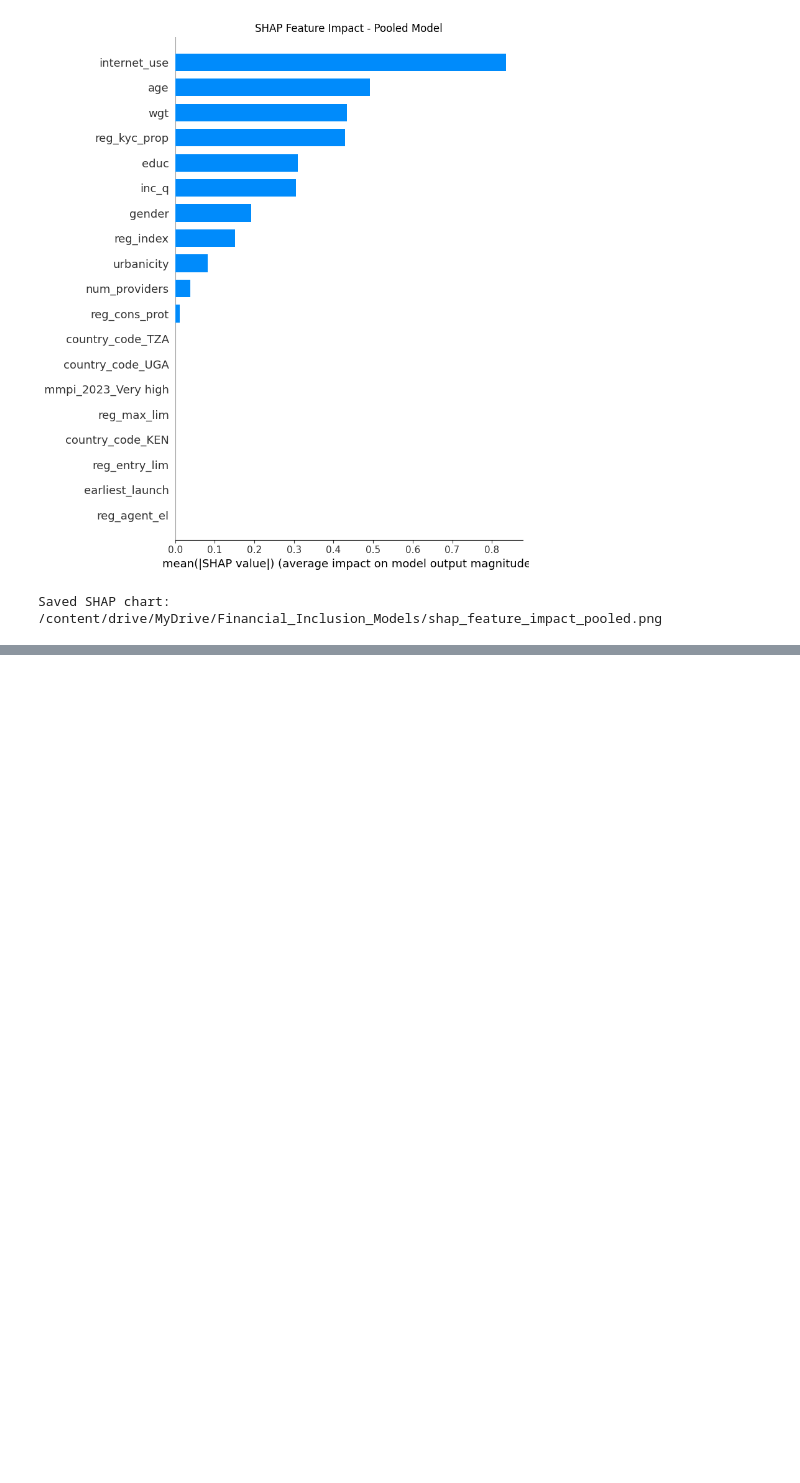
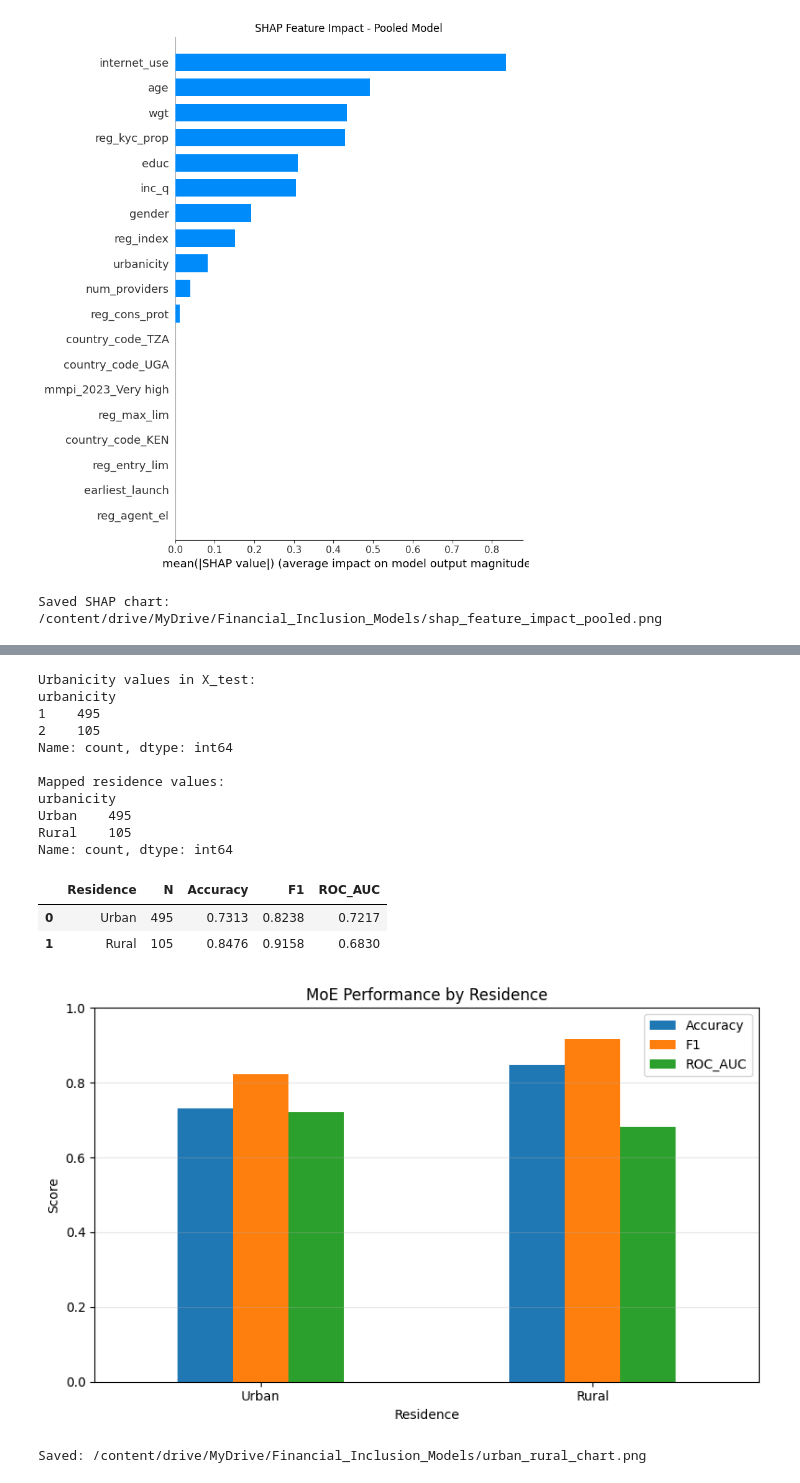
Before and after one commit to sitahlango-maker/Financial_Inclusion, a Jupyter notebook: cleanfinancialinclusion.ipynb, the cells around one changed output, grey strips where cells are left out. Saved outputs shown, nothing was run; the diff lists cells and outputs as text; code cells hidden in the pictures; blank space fills up the shorter version.

```diff
--- a/cleanfinancialinclusion.ipynb
+++ b/cleanfinancialinclusion.ipynb
@@ -2203,9 +2329,9 @@ else:
         gender_rows.append({
             "Gender": g,
             "N": mask.sum(),
-            "Accuracy": accuracy_score(y_test[mask], moe_pred[mask]),
-            "F1": f1_score(y_test[mask], moe_pred[mask], zero_division=0),
-            "ROC_AUC": roc_auc_score(y_test[mask], moe_probs[mask])
+            "Accuracy": accuracy_score(y_test[mask], moe_predictions[mask]),
+            "F1": f1_score(y_test[mask], moe_predictions[mask], zero_division=0),
+            "ROC_AUC": roc_auc_score(y_test[mask], moe_probabilities[mask])
         })
 
 gender_fairness_df = pd.DataFrame(gender_rows)
@@ -2248,37 +2388,54 @@ if "urbanicity" in X_test.columns:
         residence_rows.append({
             "Residence": r,
             "N": mask.sum(),
-            "Accuracy": accuracy_score(y_test[mask], moe_pred[mask]),
-            "F1": f1_score(y_test[mask], moe_pred[mask], zero_division=0),
-            "ROC_AUC": roc_auc_score(y_test[mask], moe_probs[mask])
+            "Accuracy": accuracy_score(y_test[mask], moe_predictions[mask]),
+            "F1": f1_score(y_test[mask], moe_predictions[mask], zero_division=0),
+            "ROC_AUC": roc_auc_score(y_test[mask], moe_probabilities[mask])
         })
 
 residence_df = pd.DataFrame(residence_rows)
 
 display(residence_df)
 
 residence_df.to_csv(
     os.path.join(MODEL_PATH, "urban_rural_results.csv"),
     index=False
 )
 
 residence_df.set_index("Residence")[["Accuracy", "F1", "ROC_AUC"]].plot(
     kind="bar",
     figsize=(8, 5)
 )
 
 plt.title("MoE Performance by Residence")
 plt.ylabel("Score")
 plt.ylim(0, 1)
 plt.xticks(rotation=0)
 plt.grid(axis="y", alpha=0.3)
 plt.tight_layout()
 
 path = os.path.join(MODEL_PATH, "urban_rural_chart.png")
 plt.savefig(path, dpi=300, bbox_inches="tight")
 plt.show()
 
 print("Saved:", path)
+# %% [output]
+Urbanicity values in X_test:
+urbanicity
+1    495
+2    105
+Name: count, dtype: int64
+
+Mapped residence values:
+urbanicity
+Urban    495
+Rural    105
+Name: count, dtype: int64
+|  | Residence | N | Accuracy | F1 | ROC_AUC |
+| 0 | Urban | 495 | 0.7313 | 0.8238 | 0.7217 |
+| 1 | Rural | 105 | 0.8476 | 0.9158 | 0.6830 |
+[figure, added]
+Saved: /content/drive/MyDrive/Financial_Inclusion_Models/urban_rural_chart.png
 # %%
 # ROUTER SELECTION DISTRIBUTION
 
```
Also changed, not shown: parts of 28 cells of this notebook.
